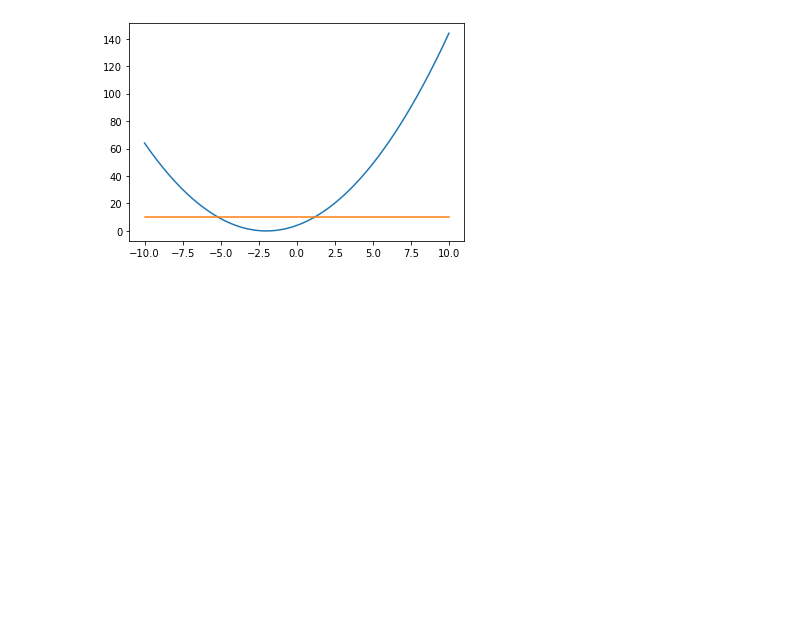
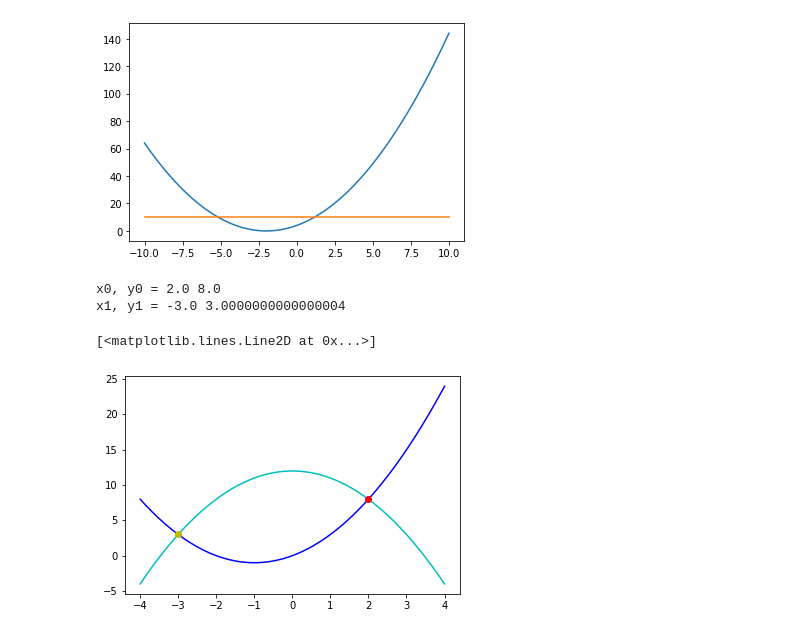
Before and after one commit to sbednarz/bioref-2023-computer-modelling, a Jupyter notebook: 01/06_equations.ipynb, the cells around one changed output. Drawn from its saved outputs; the diff is of its cells as text; code cells hidden in the pictures; blank space fills up the shorter version.

```diff
--- a/01/06_equations.ipynb
+++ b/01/06_equations.ipynb
@@ -68,3 +68,39 @@ plt.plot(x, y2)
 # %% [output]
 [<matplotlib.lines.Line2D at 0x...>]
 [figure]
+# %%
+# two equations
+# two unknowns
+
+from scipy.optimize import fsolve
+import numpy as np
+
+def system( unknowns ):
+    x = unknowns[0] # unpack x
+    y = unknowns[1] # unpack y
+
+    eq1 = y - x**2 - 2*x # calculate eq1 for given x,y
+    eq2 = y - 12 + x**2 # calculate eq2 for given x,y
+    return [eq1, eq2] # return the results (0?)
+
+# first guess pair
+guess = [1, 1] # two unknowns = two guess; in order: x, y
+
+x0, y0 = fsolve(system, guess)
+print("x0, y0 = {} {}".format(x0, y0))
+
+guess = [-10, -10] # different pair of guess values
+x1, y1 = fsolve(system, guess)
+print("x1, y1 = {} {}".format(x1, y1))
+# %% [output]
+x0, y0 = 2.0 8.0
+x1, y1 = -3.0 3.0000000000000004
+# %%
+x = np.linspace(-4, 4) # x = -4 ... 4
+plt.plot(x, x**2 + 2*x, 'b-') # plot x^2+2x
+plt.plot(x, 12-x**2, 'c-') # plot 12-x^2
+plt.plot(x0,y0, 'ro')
+plt.plot(x1,y1, 'yo')
+# %% [output]
+[<matplotlib.lines.Line2D at 0x...>]
+[figure, added]
```
